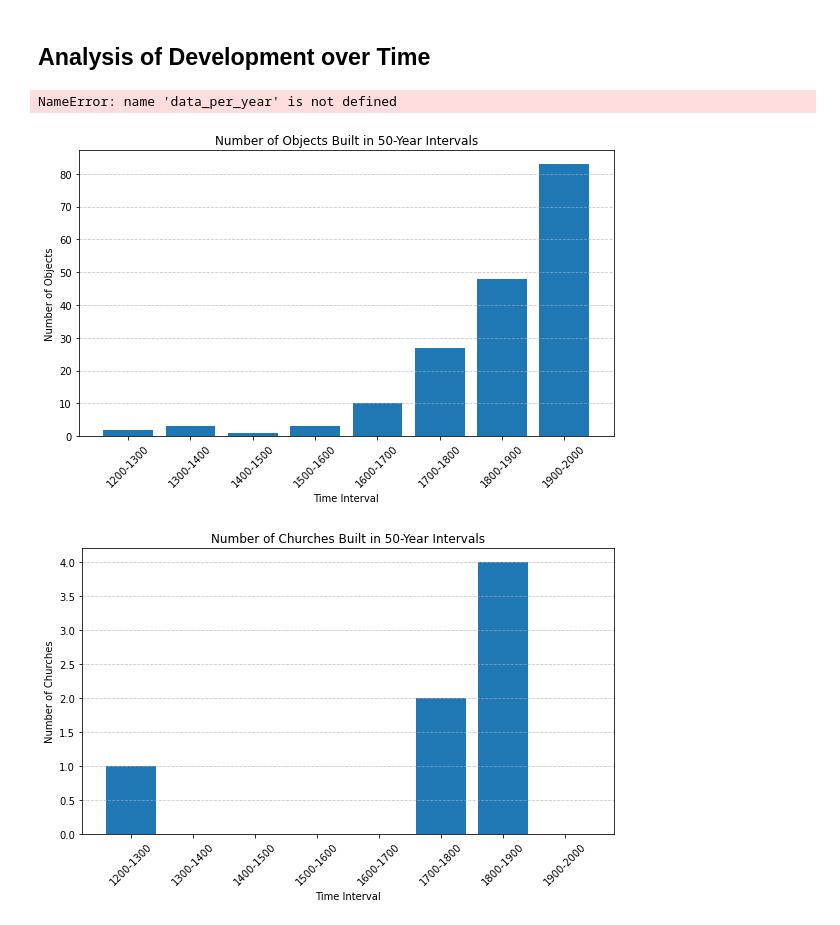
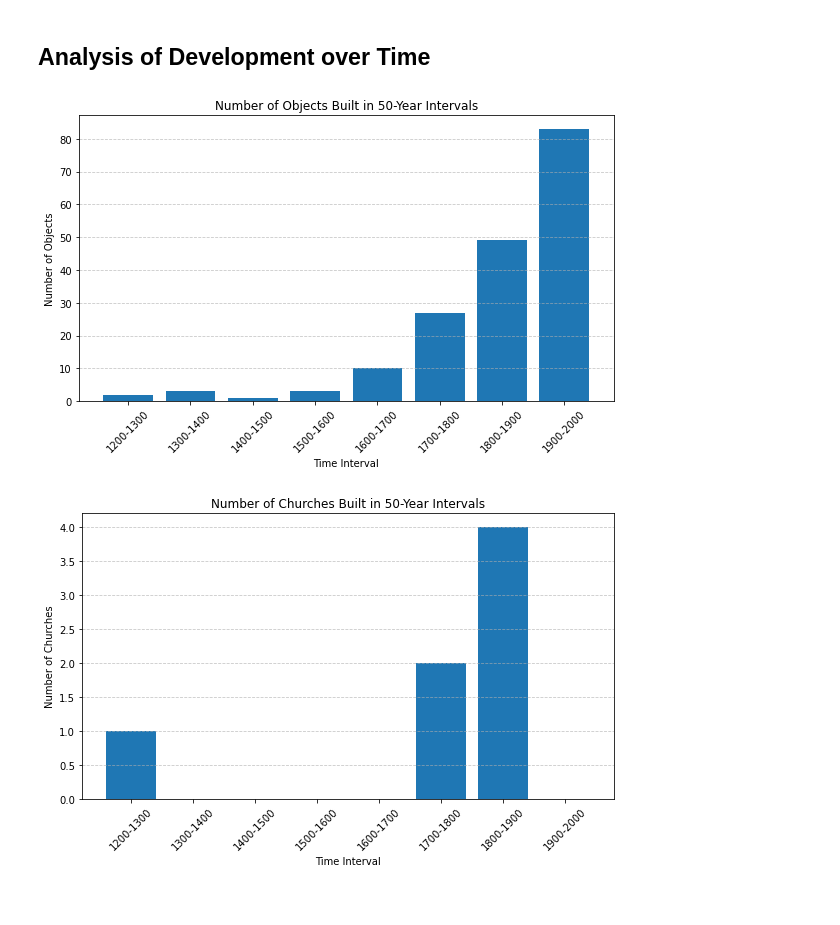
Before and after one commit to dario-x/history_seven, a Jupyter notebook: preprocessing/preprocessing.ipynb, the cells around one changed output. Saved outputs shown, nothing was run; the diff lists cells and outputs as text; code cells hidden in the pictures.

```diff
--- a/preprocessing/preprocessing.ipynb
+++ b/preprocessing/preprocessing.ipynb
@@ -451,5 +532,5 @@ aggregated_df.to_csv("./data/district_data.csv", sep =";", index_label=False)
 # %%
-aggregated_df= pd.read_csv("./data/district_data.csv", sep=";")
+aggregated_df= pd.read_csv("../data/district_data.csv", sep=";")
 # %%
 aggregated_df[aggregated_df["TYPE"] == "statue"].style
 # %% [output]
@@ -466,48 +547,31 @@ aggregated_df[aggregated_df["TYPE"] == "statue"].style
 # %% [markdown]
 ## Analysis of Development over Time
-# %%
-
-data_per_year = data_per_year.assign(sum=data_per_year.values.cumsum())
-
-ax = data_per_year.plot(kind ='area',figsize=(25,10), stacked=False)
-
-ax.set_title('Development of new Objects over time')
-ax.title.set_size(25)
-ax.legend(loc=9, prop={'size': 10})
-ax.set_ylabel('Number of Objects', fontsize=15)
-ax.set_xlabel('Year', fontsize=15)
-
-#display xasis as integer and set how many years should be displayed
-ax.locator_params(integer=True, nbins=20, min_n_ticks=20)
-ax.set_ylim(ymin=0)
-# %% [output]
-NameError: name 'data_per_year' is not defined
 # %%
 # Define the intervals
 intervals = [(year, year+101) for year in range(1200, 2000, 100) ]
 
 # Count the objects in each interval
 counts = []
 for interval in intervals:
-    count = ((aggregated_df['DATUM_VON'] >= interval[0]) & (aggregated_df['DATUM_VON'] < interval[1])).sum()
+    count = ((aggregated_df['date_of_origin'] >= interval[0]) & (aggregated_df['date_of_origin'] < interval[1])).sum()
     counts.append(count)
 
 # Create the bar plot
 plt.figure(figsize=(8, 5))
 plt.bar(range(len(intervals)), counts, align='center')
 plt.xticks(range(len(intervals)), [f"{interval[0]}-{interval[1]-1}" for interval in intervals], rotation=45)
 
 # Add grid and adjust layout
 plt.grid(axis="y", linestyle="--", alpha=0.7)
 plt.tight_layout()
 
 
 plt.xlabel('Time Interval')
 plt.ylabel('Number of Objects')
 plt.title('Number of Objects Built in 50-Year Intervals')
 plt.show()
 # %% [output]
-[figure, old version]
+[figure, new version]
 # %%
 # Define the intervals
 intervals = [(year, year+101) for year in range(1200, 2000, 100) ]
```
Also changed, not shown: parts of 33 cells of this notebook, 30 other files.
